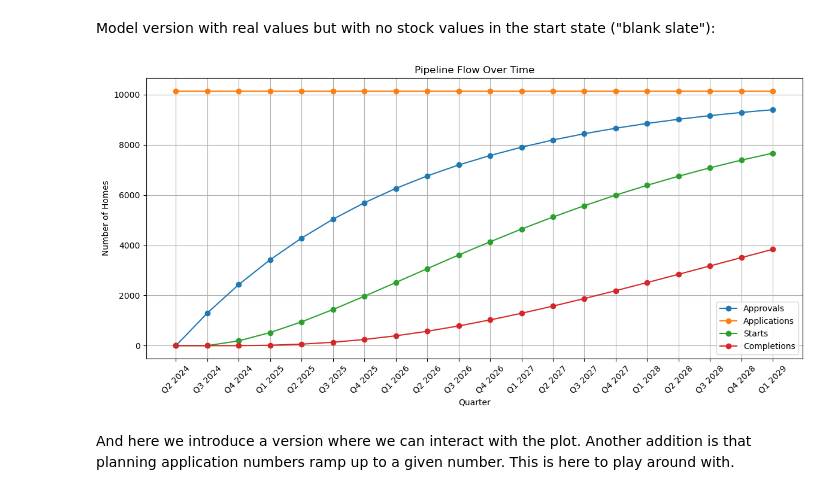
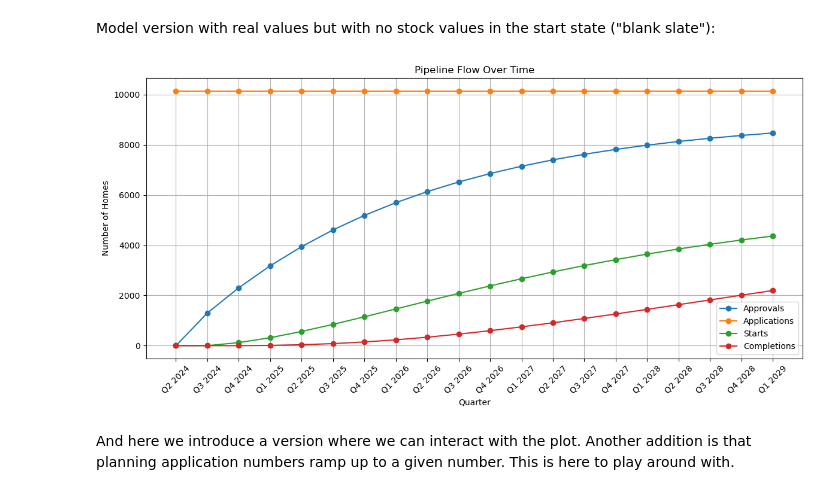
Before and after one commit to type5sonata/gla_supplysim, a Jupyter notebook: supply_scenarios_model.ipynb, the cells around one changed output. Cells and saved outputs as stored; diff of their text form; code cells hidden in the pictures.

```diff
--- a/supply_scenarios_model.ipynb
+++ b/supply_scenarios_model.ipynb
@@ -342,18 +342,19 @@ Model version with real values but with no stock values in the start state ("bla
 # %%
 df = run_simulation(20, start_state = (0, 0, 0, 0), #in planning, before start, in construction, completed
                          applications = 10146,
                          start_approved_flow = 0,
                          start_starts_flow = 0,
                          start_completions_flow=0,
                          planning_time = 7.8,
-                         buildout_rate = 1,
+                         buildout_rate = .63,
+                         approval_rate = .9,
                          approval_to_start_time = 6.8,
                          start_to_finish_time = 11.77)
 
 
 plot_pipeline_flow(df)
 # %% [output]
-[figure, old version]
+[figure, new version]
 # %% [markdown]
 And here we introduce a version where we can interact with the plot. Another addition is that planning application numbers ramp up to a given number. This is here to play around with.
 # %%
```
Also changed, not shown: parts of 2 cells of this notebook.
